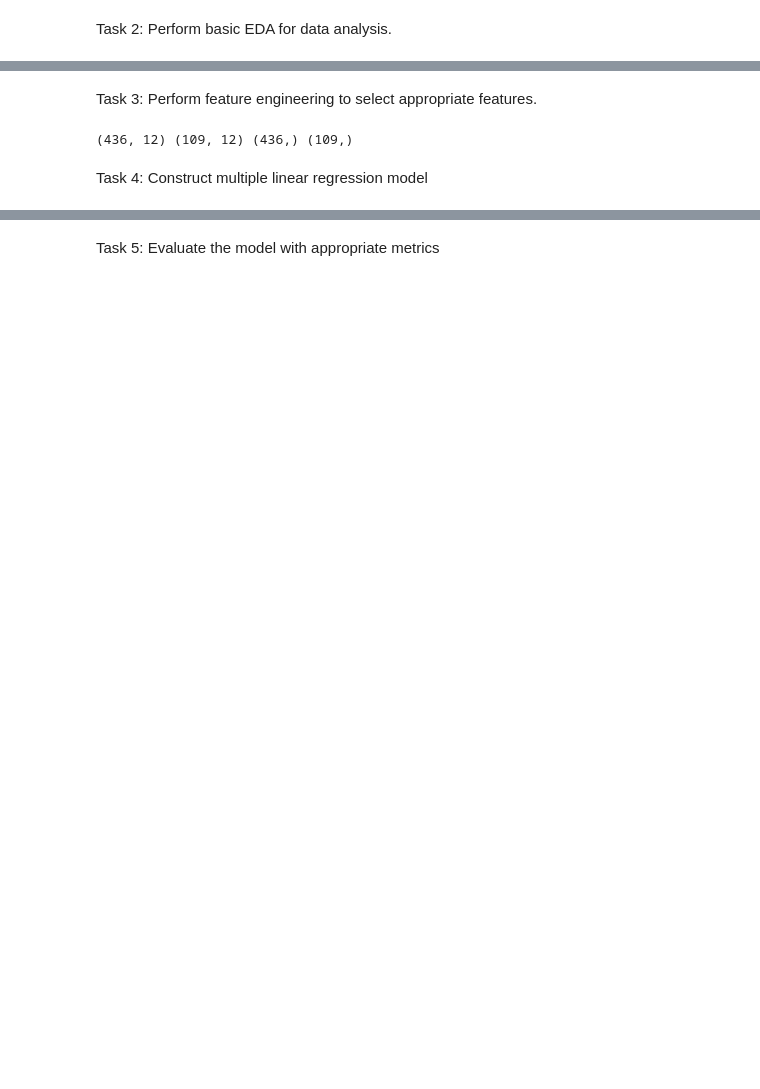
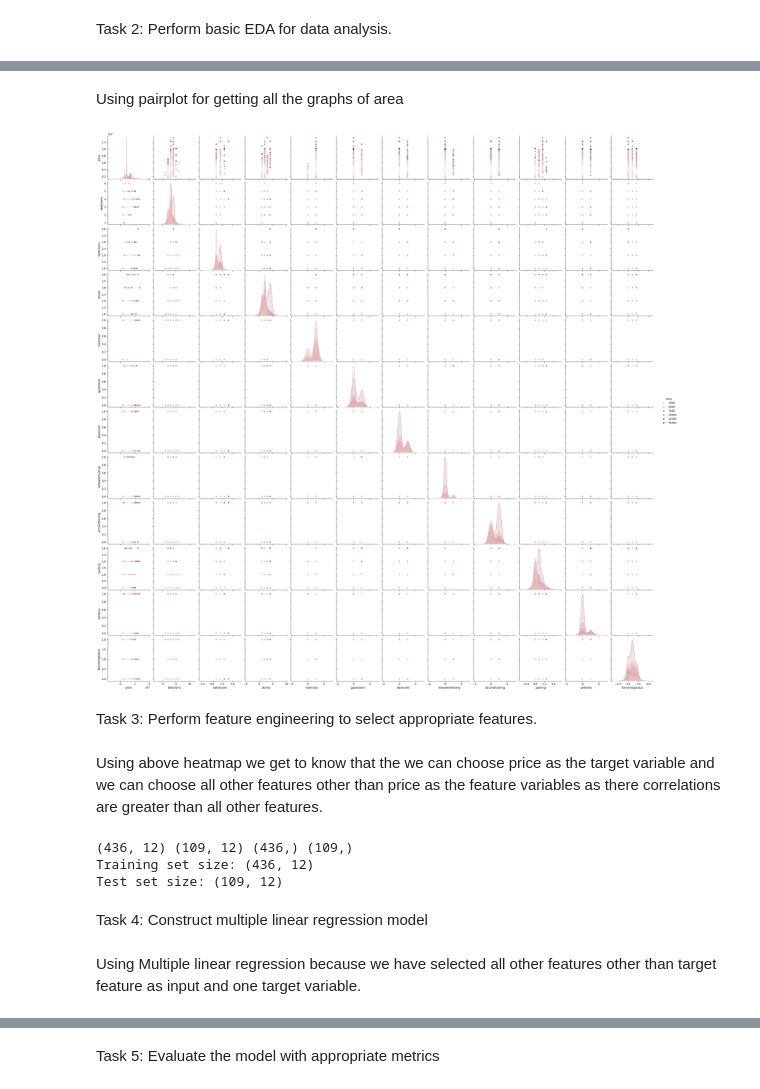
Before and after one commit to Chetana10r/ML_Practicals, a Jupyter notebook: Linear Regression/Assign2_3_MLR.ipynb, the cells around one changed output, grey strips where cells are left out. Saved outputs shown, nothing was run; the diff lists cells and outputs as text; code cells hidden in the pictures; blank space fills up the shorter version.

```diff
--- a/Linear Regression/Assign2_3_MLR.ipynb
+++ b/Linear Regression/Assign2_3_MLR.ipynb
@@ -92,16 +113,35 @@ max      3.000000    1.000000          2.000000
+# %% [markdown]
+Using pairplot for getting all the graphs of area
+# %%
+sns.pairplot(data, hue='area', diag_kind='kde')
+plt.show()
+# %% [output]
+[figure, added]
 # %% [markdown]
 Task 3: Perform feature engineering to select appropriate features.
+# %% [markdown]
+Using above heatmap we get to know that the we can choose price as the target variable and we can choose all other features other than price as the feature variables as there correlations are greater than all other features.
 # %%
 # Select relevant features (in this case, we'll use all numerical columns)
 X = data.drop('price', axis=1)  # All columns except the target variable
-y = data['price']  # The target variable (selling_price)
+y = data['price']  # The target variable (price)
+
+from sklearn.model_selection import train_test_split
 
 # Split data into training and testing sets (80% training, 20% testing)
 X_train, X_test, y_train, y_test = train_test_split(X, y, test_size=0.2, random_state=42)
 
 # Check the shape of training and testing sets
 print(X_train.shape, X_test.shape, y_train.shape, y_test.shape)
+
+# Check the shape of the splits
+print(f'Training set size: {X_train.shape}')
+print(f'Test set size: {X_test.shape}')
 # %% [output]
 (436, 12) (109, 12) (436,) (109,)
+Training set size: (436, 12)
+Test set size: (109, 12)
 # %% [markdown]
 Task 4: Construct multiple linear regression model
+# %% [markdown]
+Using Multiple linear regression because we have selected all other features other than target feature as input and one target variable.
```
Also changed, not shown: parts of 17 cells of this notebook, 6 other files.
